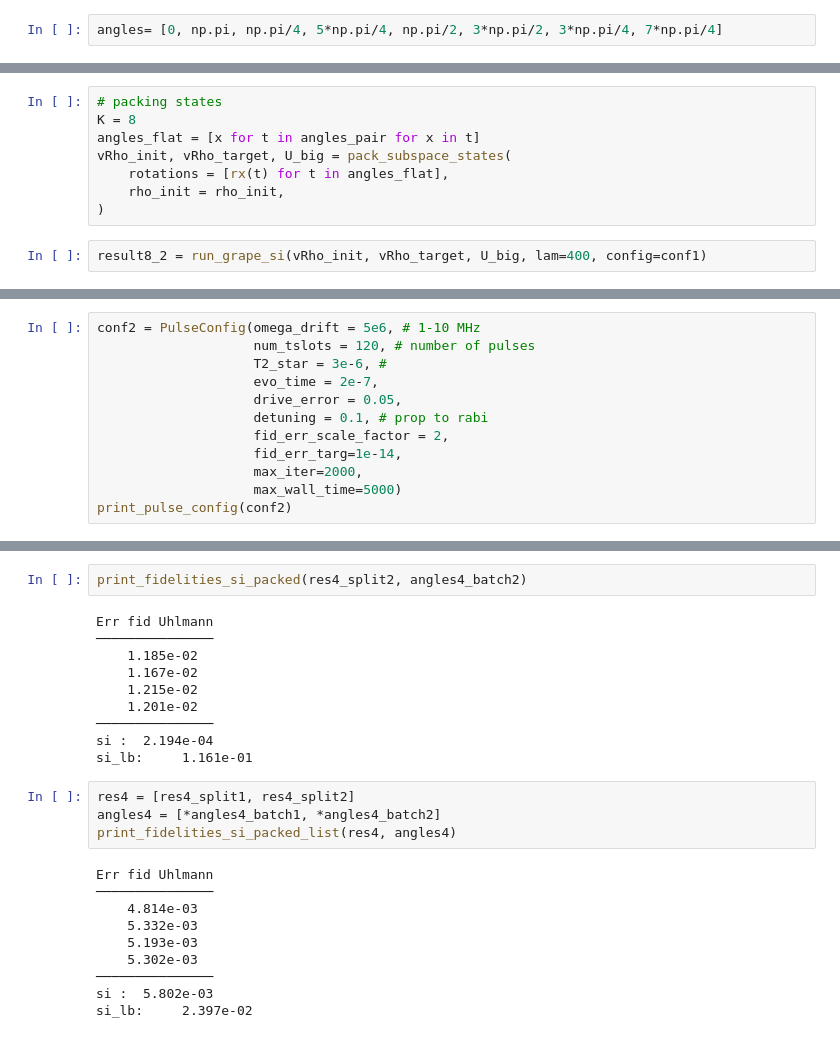
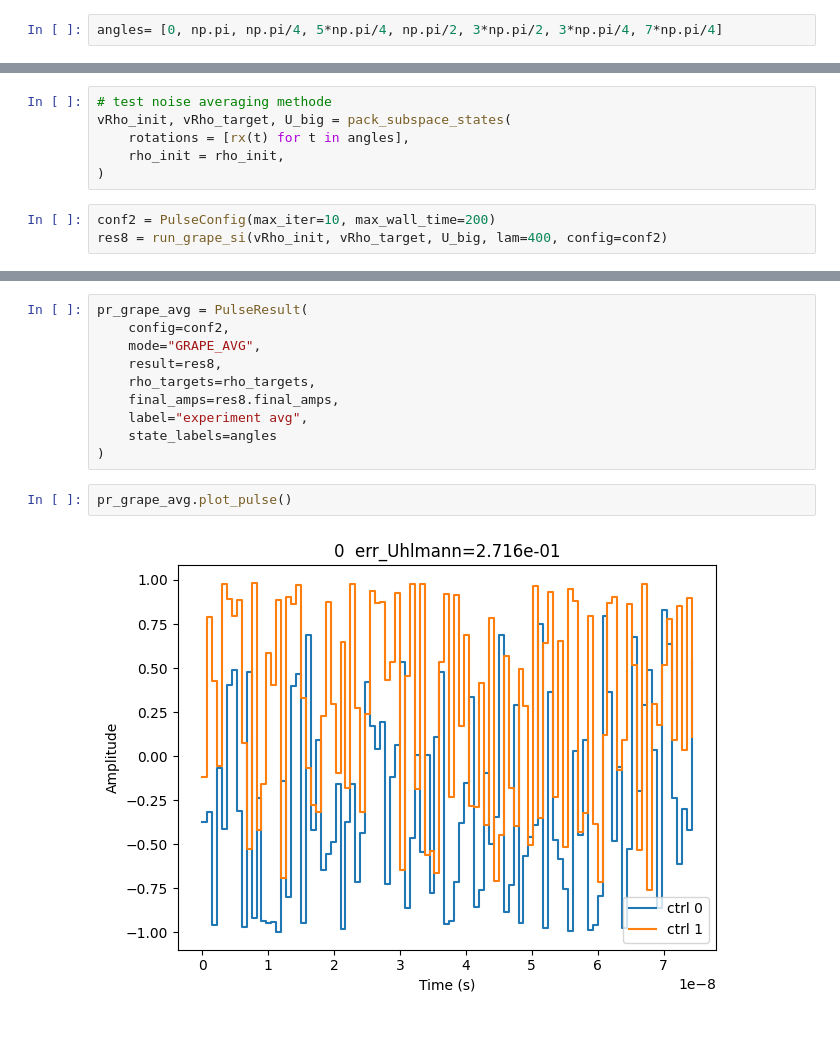
Before and after one commit to cicacica/VeriPulse, a Jupyter notebook: notebooks/SecretIndepNVPulses.ipynb, the cells around one changed output, grey strips where cells are left out. Drawn from its saved outputs; the diff is of its cells as text.

```diff
--- a/notebooks/SecretIndepNVPulses.ipynb
+++ b/notebooks/SecretIndepNVPulses.ipynb
@@ -177,10 +134,9 @@ angles_pair = [(0, np.pi), (np.pi/4, 5*np.pi/4), (np.pi/2, 3*np.pi/2), (3*np.pi/
 # %%
-# packing states
-K = 8
-angles_flat = [x for t in angles_pair for x in t]
+# test noise averaging methode
 vRho_init, vRho_target, U_big = pack_subspace_states(
-    rotations = [rx(t) for t in angles_flat],
+    rotations = [rx(t) for t in angles],
     rho_init = rho_init,
 )
 # %%
-result8_2 = run_grape_si(vRho_init, vRho_target, U_big, lam=400, config=conf1)
+conf2 = PulseConfig(max_iter=10, max_wall_time=200)
+res8 = run_grape_si(vRho_init, vRho_target, U_big, lam=400, config=conf2)
@@ -218,12 +151,0 @@ NameError: name 'print_fidelities_si_packed' is not defined
-# %%
-conf2 = PulseConfig(omega_drift = 5e6, # 1-10 MHz
-                    num_tslots = 120, # number of pulses
-                    T2_star = 3e-6, #
-                    evo_time = 2e-7,
-                    drive_error = 0.05,
-                    detuning = 0.1, # prop to rabi
-                    fid_err_scale_factor = 2,
-                    fid_err_targ=1e-14,
-                    max_iter=2000,
-                    max_wall_time=5000)
-print_pulse_config(conf2)
@@ -320,26 +152,14 @@ fidelity error =  0.006736851804383338
-# %%
-print_fidelities_si_packed(res4_split2, angles4_batch2)
-# %% [output]
-Err fid Uhlmann
-───────────────
-    1.185e-02
-    1.167e-02
-    1.215e-02
-    1.201e-02
-───────────────
-si :  2.194e-04
-si_lb:     1.161e-01
-# %%
-res4 = [res4_split1, res4_split2]
-angles4 = [*angles4_batch1, *angles4_batch2]
-print_fidelities_si_packed_list(res4, angles4)
-# %% [output]
-Err fid Uhlmann
-───────────────
-    4.814e-03
-    5.332e-03
-    5.193e-03
-    5.302e-03
-───────────────
-si :  5.802e-03
-si_lb:     2.397e-02
+# %%
+pr_grape_avg = PulseResult(
+    config=conf2,
+    mode="GRAPE_AVG",
+    result=res8,
+    rho_targets=rho_targets,
+    final_amps=res8.final_amps,
+    label="experiment avg",
+    state_labels=angles
+)
+# %%
+pr_grape_avg.plot_pulse()
+# %% [output]
+[figure, added]
```
Also changed, not shown: parts of 41 cells of this notebook, 2 other files.
